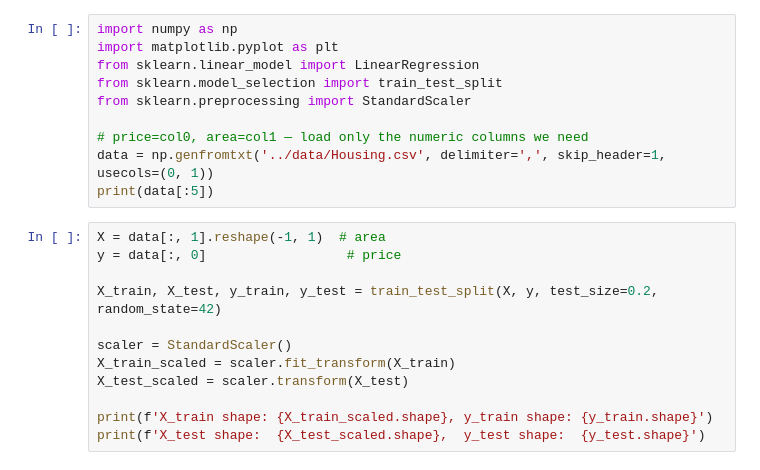
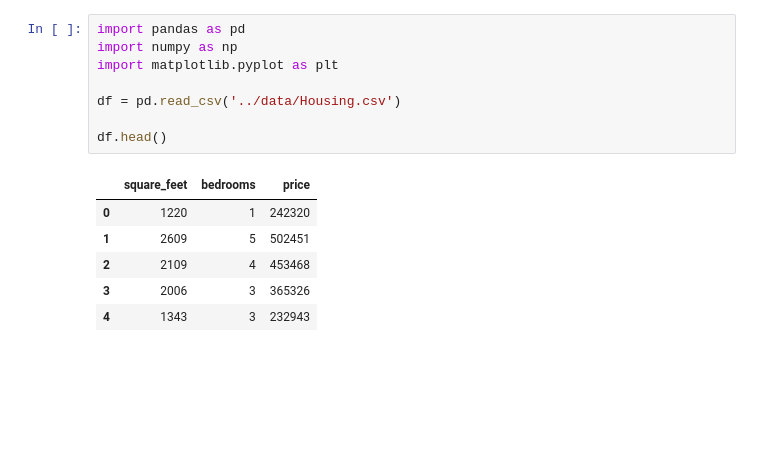
Before and after one commit to ilijahristov/machine-learning, a Jupyter notebook: feature_scaling/feature_scaling.ipynb, the cells around one changed output. Saved outputs shown, nothing was run; the diff lists cells and outputs as text; blank space fills up the shorter version.

```diff
--- a/feature_scaling/feature_scaling.ipynb
+++ b/feature_scaling/feature_scaling.ipynb
@@ -22,24 +22,17 @@ For Feature Scaling particularly there exist 3 main ways of implementation:
 * Z score Normalization
 * Mean(min-max) normalization
 # %%
+import pandas as pd
 import numpy as np
 import matplotlib.pyplot as plt
-from sklearn.linear_model import LinearRegression
-from sklearn.model_selection import train_test_split
-from sklearn.preprocessing import StandardScaler
 
-# price=col0, area=col1 — load only the numeric columns we need
-data = np.genfromtxt('../data/Housing.csv', delimiter=',', skip_header=1, usecols=(0, 1))
-print(data[:5])
+df = pd.read_csv('../data/Housing.csv')
+
+df.head()
+# %% [output]
+|  | square_feet | bedrooms | price |
+| 0 | 1220 | 1 | 242320 |
+| 1 | 2609 | 5 | 502451 |
+| 2 | 2109 | 4 | 453468 |
+| 3 | 2006 | 3 | 365326 |
+| 4 | 1343 | 3 | 232943 |
-# %%
-X = data[:, 1].reshape(-1, 1)  # area
-y = data[:, 0]                  # price
-
-X_train, X_test, y_train, y_test = train_test_split(X, y, test_size=0.2, random_state=42)
-
-scaler = StandardScaler()
-X_train_scaled = scaler.fit_transform(X_train)
-X_test_scaled = scaler.transform(X_test)
-
-print(f'X_train shape: {X_train_scaled.shape}, y_train shape: {y_train.shape}')
-print(f'X_test shape:  {X_test_scaled.shape},  y_test shape:  {y_test.shape}')
```
Also changed, not shown: parts of 13 cells of this notebook.
